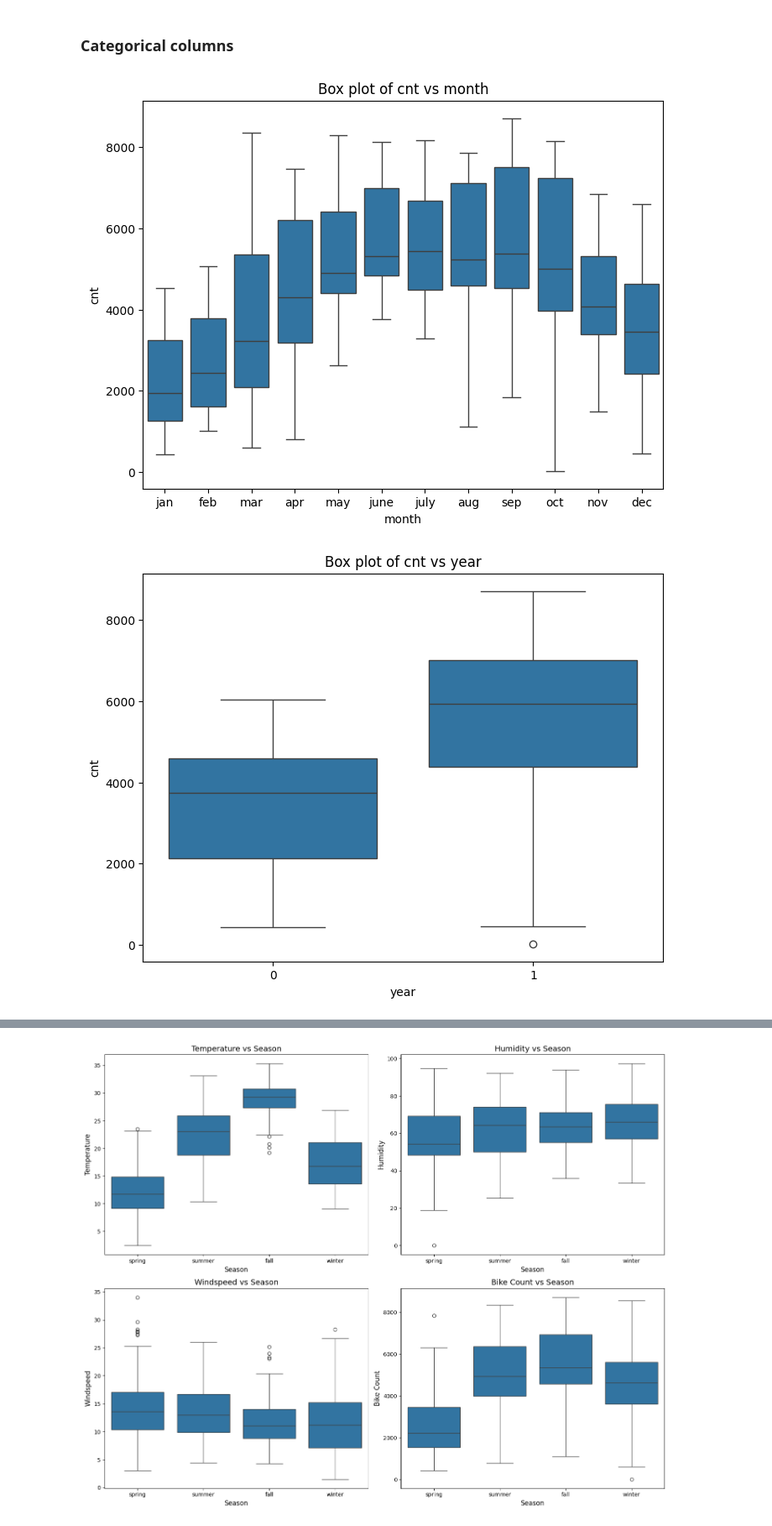
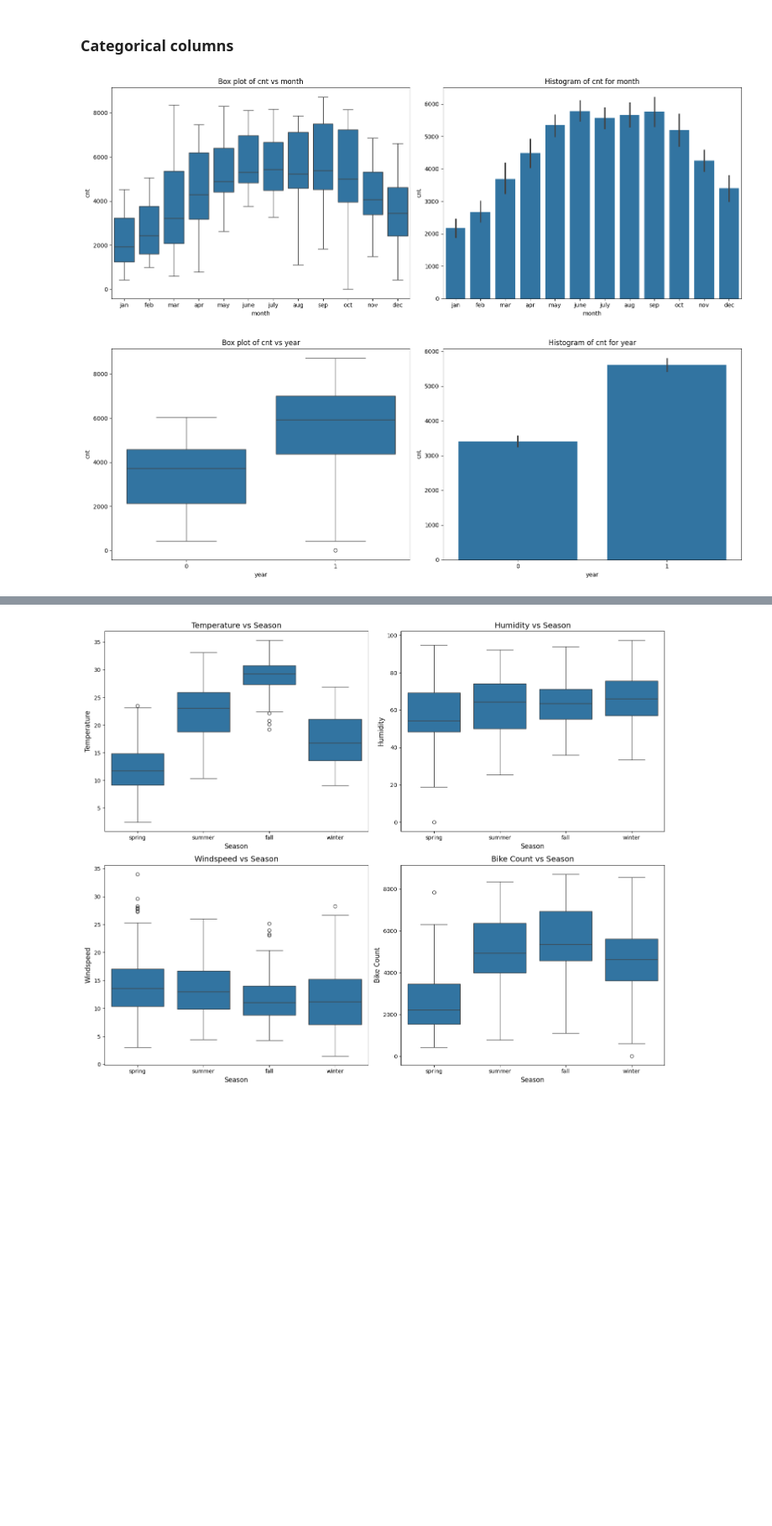
Before and after one commit to vikasdo/BikeHub, a Jupyter notebook: LinearRegression.ipynb, the cells around one changed output, grey strips where cells are left out. Shown at 84% size. Cells and saved outputs as stored; diff of their text form; code cells hidden in the pictures; blank space fills up the shorter version.

```diff
--- a/LinearRegression.ipynb
+++ b/LinearRegression.ipynb
@@ -182,15 +183,27 @@ Temperature and Apparent Temperature: Both seem to be significant predictors of
 # %% [markdown]
 ### Categorical columns
 # %%
-# Create a Box plot for categorical dttatype columns like mnth ,yr,season ,weekday
+# Creating a Box plot for categorical dataType columns like mnth ,yr,season ,weekday
 
 categorical_columns = ['month', 'year', 'season', 'weekday','day','workingday','holiday','weathersit']
+for column in categorical_columns:
+    # Create a new figure for each column
+    plt.figure(figsize=(16, 6))  # Adjust figure size to fit both plots side-by-side
 
-for column in categorical_columns:
-  plt.figure(figsize=(8, 6))
-  sns.boxplot(x=column, y='cnt', data=df)
-  plt.title(f'Box plot of cnt vs {column}')
-  plt.show()
+    # Boxplot on the left
+    plt.subplot(1, 2, 1)  # 1 row, 2 columns, 1st subplot
+    sns.boxplot(x=column, y='cnt', data=df)
+    plt.title(f'Box plot of cnt vs {column}')
+
+    # Histogram on the right
+    plt.subplot(1, 2, 2)  # 1 row, 2 columns, 2nd subplot
+    sns.barplot(x=column, y='cnt', data=df, estimator='mean')
+
+    plt.title(f'Histogram of cnt for {column}')
+
+    # Show the plots
+    plt.tight_layout()  # Adjust layout to prevent overlap
+    plt.show()
 # %% [output]
-[figure, old version]
+[figure, new version]
-[figure, old version]
+[figure, new version]
```
Also changed, not shown: parts of 17 cells of this notebook.
